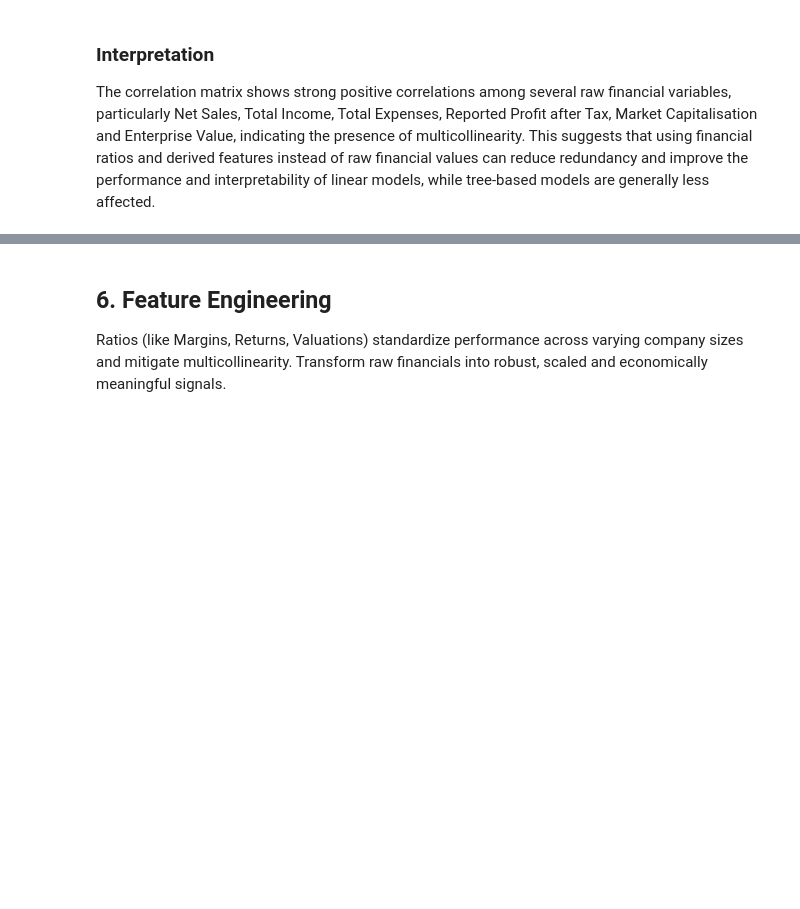
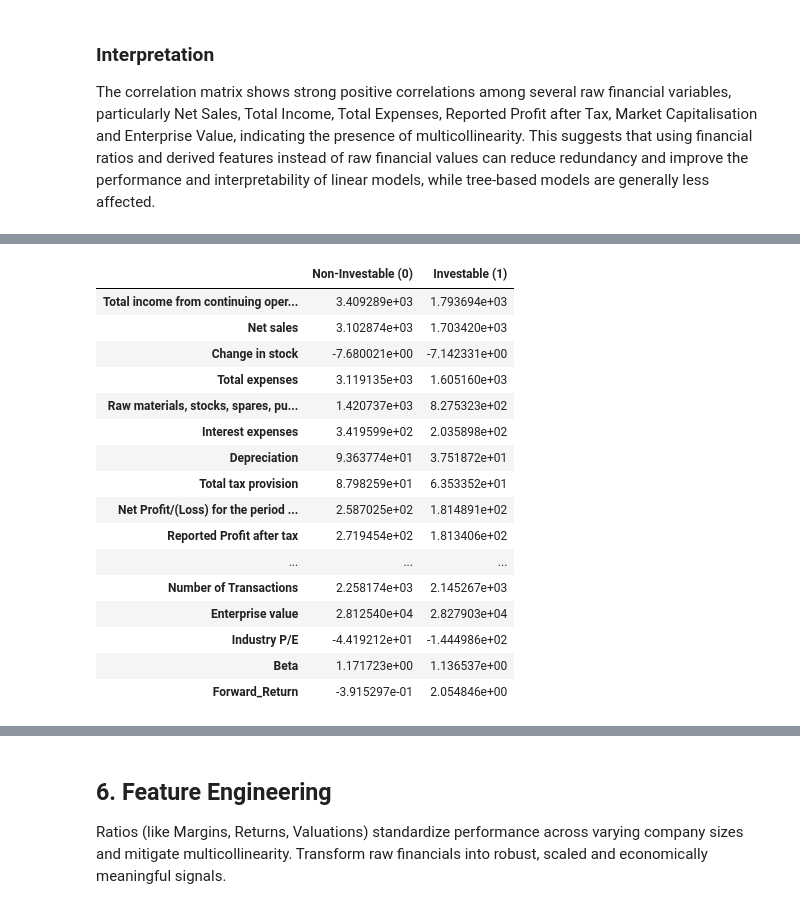
Before and after one commit to GunjanRoy4224/equity-classification-ml, a Jupyter notebook: Assignment 3/WIDS_Equity_Classification.ipynb, the cells around one changed output, grey strips where cells are left out. Saved outputs shown, nothing was run; the diff lists cells and outputs as text; code cells hidden in the pictures; blank space fills up the shorter version.

```diff
--- a/Assignment 3/WIDS_Equity_Classification.ipynb
+++ b/Assignment 3/WIDS_Equity_Classification.ipynb
@@ -340,0 +353,26 @@ KeyError: "['Target'] not found in axis"
+# %%
+# Mean of numerical features by Target
+
+target_summary = df.groupby('Target_Investable')[numeric_cols].mean().T
+
+target_summary.columns = ['Non-Investable (0)', 'Investable (1)']
+
+target_summary
+# %% [output]
+|  | Non-Investable (0) | Investable (1) |
+| Total income from continuing oper... | 3.409289e+03 | 1.793694e+03 |
+| Net sales | 3.102874e+03 | 1.703420e+03 |
+| Change in stock | -7.680021e+00 | -7.142331e+00 |
+| Total expenses | 3.119135e+03 | 1.605160e+03 |
+| Raw materials, stocks, spares, pu... | 1.420737e+03 | 8.275323e+02 |
+| Interest expenses | 3.419599e+02 | 2.035898e+02 |
+| Depreciation | 9.363774e+01 | 3.751872e+01 |
+| Total tax provision | 8.798259e+01 | 6.353352e+01 |
+| Net Profit/(Loss) for the period ... | 2.587025e+02 | 1.814891e+02 |
+| Reported Profit after tax | 2.719454e+02 | 1.813406e+02 |
+| ... | ... | ... |
+| Number of Transactions | 2.258174e+03 | 2.145267e+03 |
+| Enterprise value | 2.812540e+04 | 2.827903e+04 |
+| Industry P/E | -4.419212e+01 | -1.444986e+02 |
+| Beta | 1.171723e+00 | 1.136537e+00 |
+| Forward_Return | -3.915297e-01 | 2.054846e+00 |
```
Also changed, not shown: parts of 7 cells of this notebook, 3 other files.
